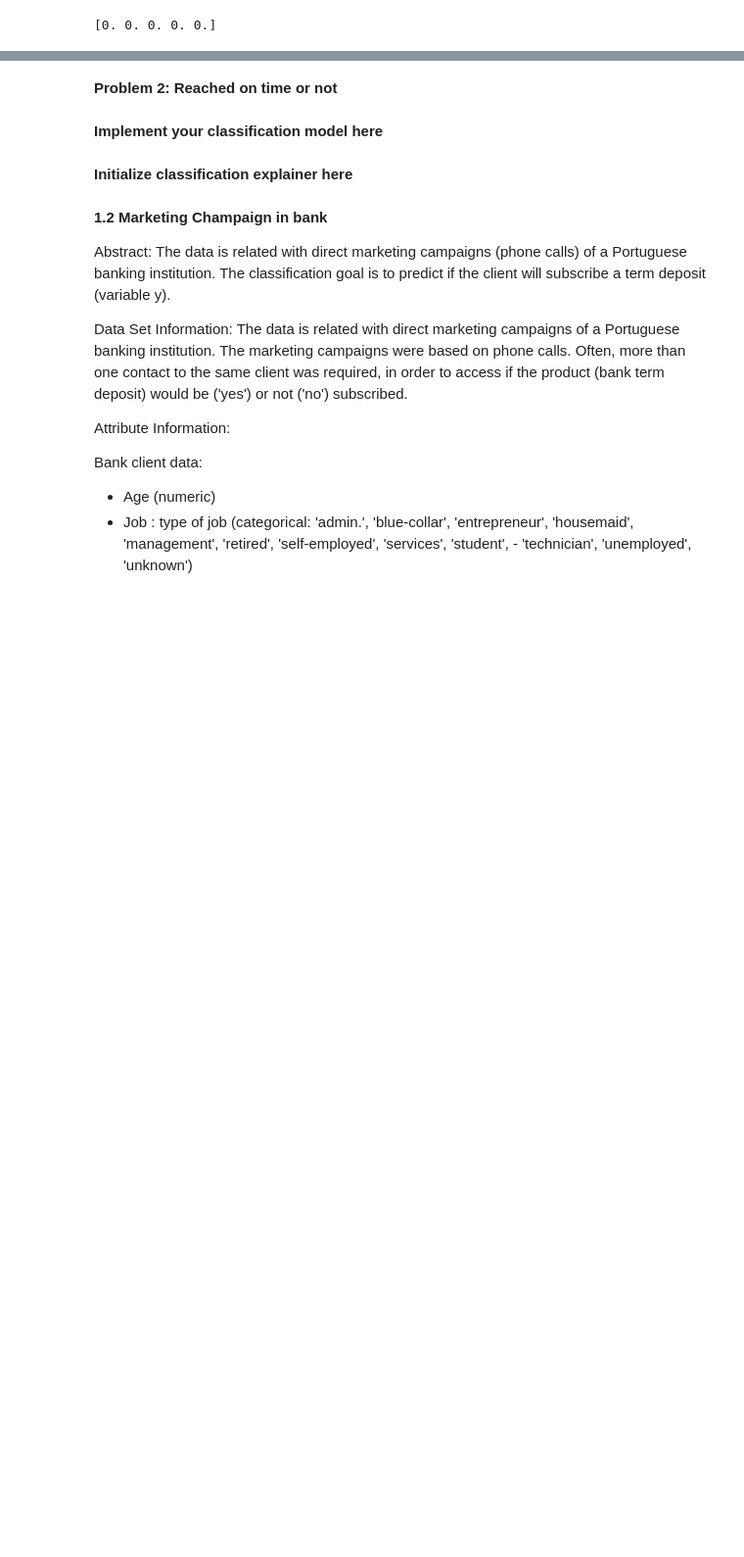
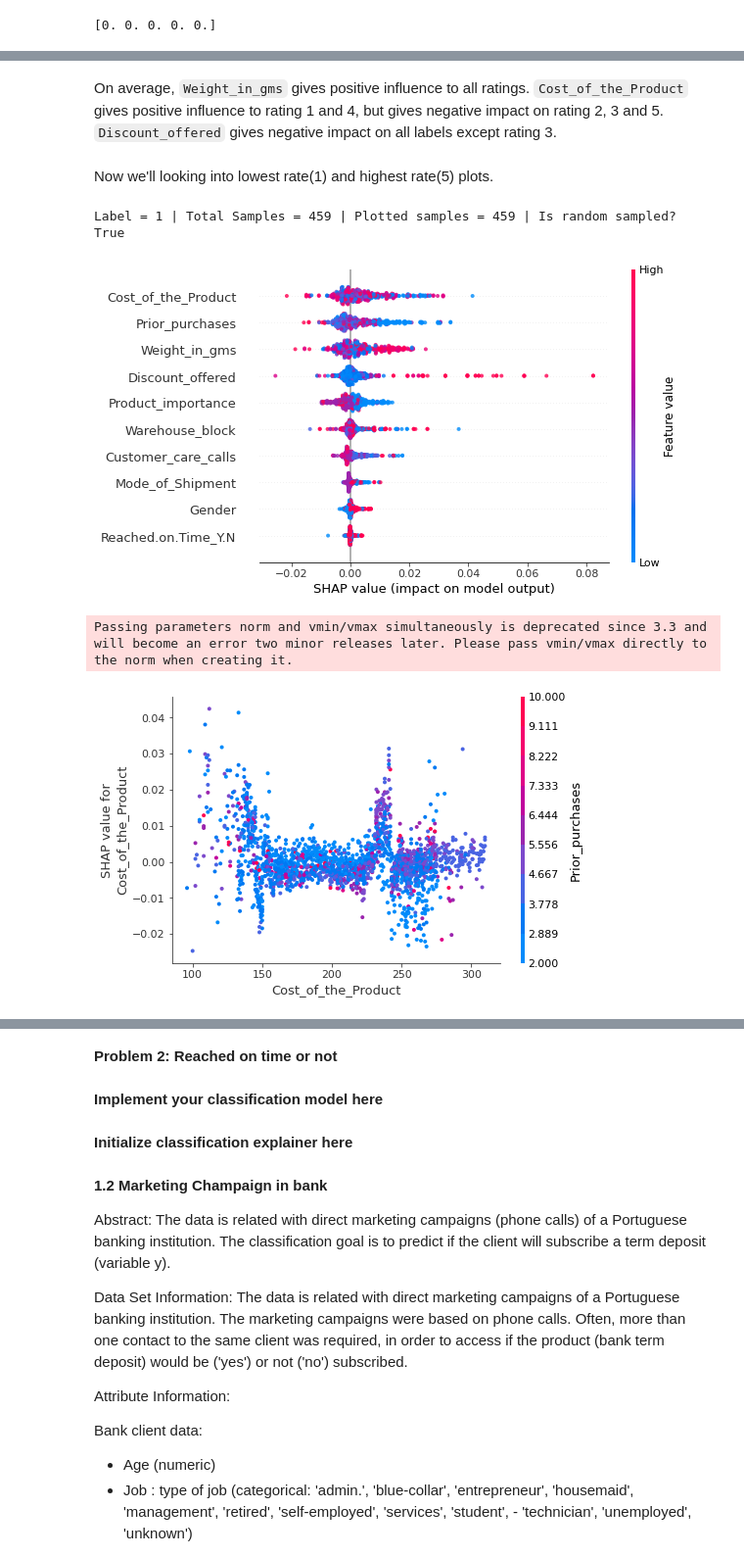
Before and after one commit to simonjisu/XAI2022Spring, a Jupyter notebook: notebooks/xai_assignment-student.ipynb, the cells around one changed output, grey strips where cells are left out. Shown at 98% size. Cells and saved outputs as stored; diff of their text form; code cells hidden in the pictures; blank space fills up the shorter version.

```diff
--- a/notebooks/xai_assignment-student.ipynb
+++ b/notebooks/xai_assignment-student.ipynb
@@ -417,0 +404,2 @@ shap.summary_plot(shap_values[label][idx], rt_X_test.loc[idx])
+# %% [markdown]
+On average,  `Weight_in_gms` gives positive influence to all ratings. `Cost_of_the_Product` gives positive influence to rating 1 and 4, but gives negative impact on rating 2, 3 and 5. `Discount_offered` gives negative impact on all labels except rating 3.
@@ -417,0 +423,11 @@ shap.summary_plot(shap_values[label][idx], rt_X_test.loc[idx])
+# %% [markdown]
+Now we'll looking into lowest rate(1) and highest rate(5) plots.
+# %%
+label = 0
+num_sample = None
+idx_bool, sampled_index = get_label_summary_plot(shap_values, rt_y_test, rt_X_test, label=label, num_sample=num_sample, random_sample=True)
+# %% [output]
+Label = 1 | Total Samples = 459 | Plotted samples = 459 | Is random sampled? True
+[figure, added]
+Passing parameters norm and vmin/vmax simultaneously is deprecated since 3.3 and will become an error two minor releases later. Please pass vmin/vmax directly to the norm when creating it.
+[figure, added]
```
Also changed, not shown: parts of 31 cells of this notebook.
